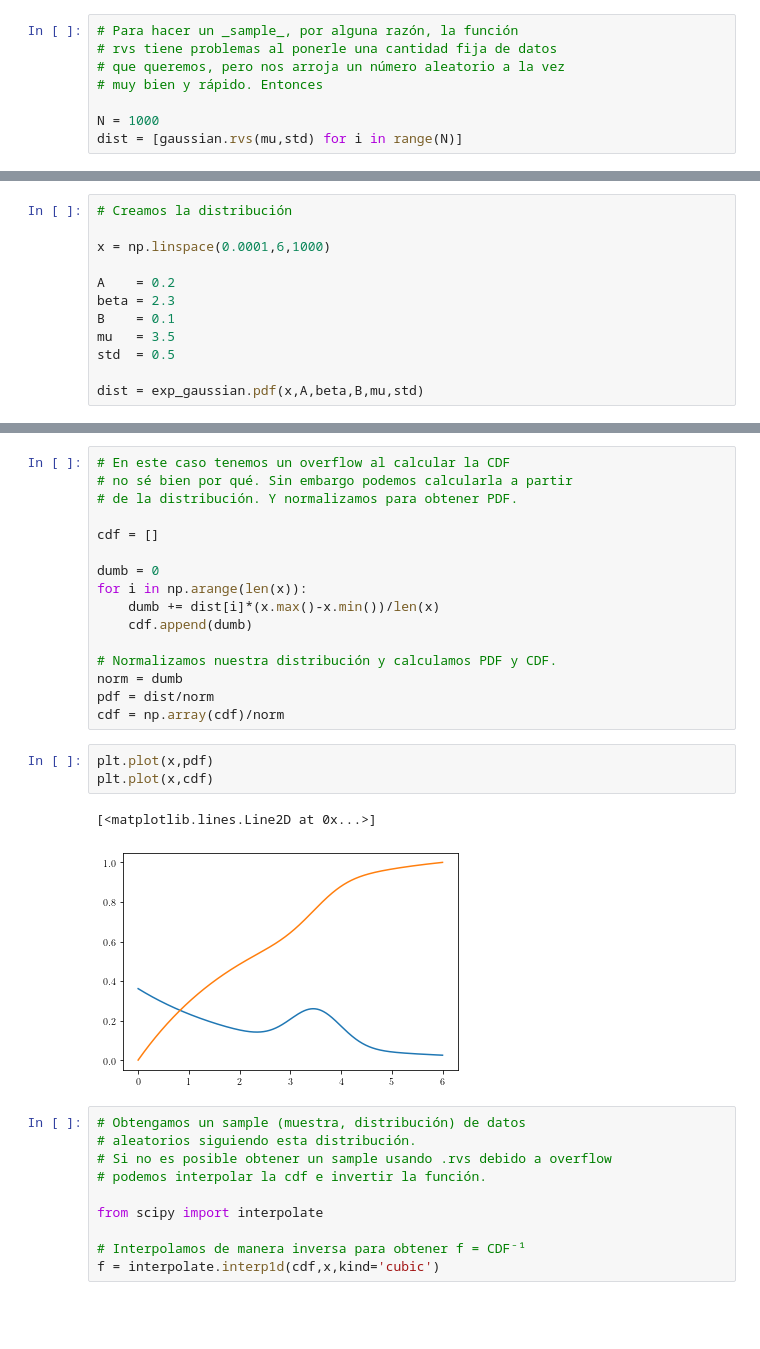
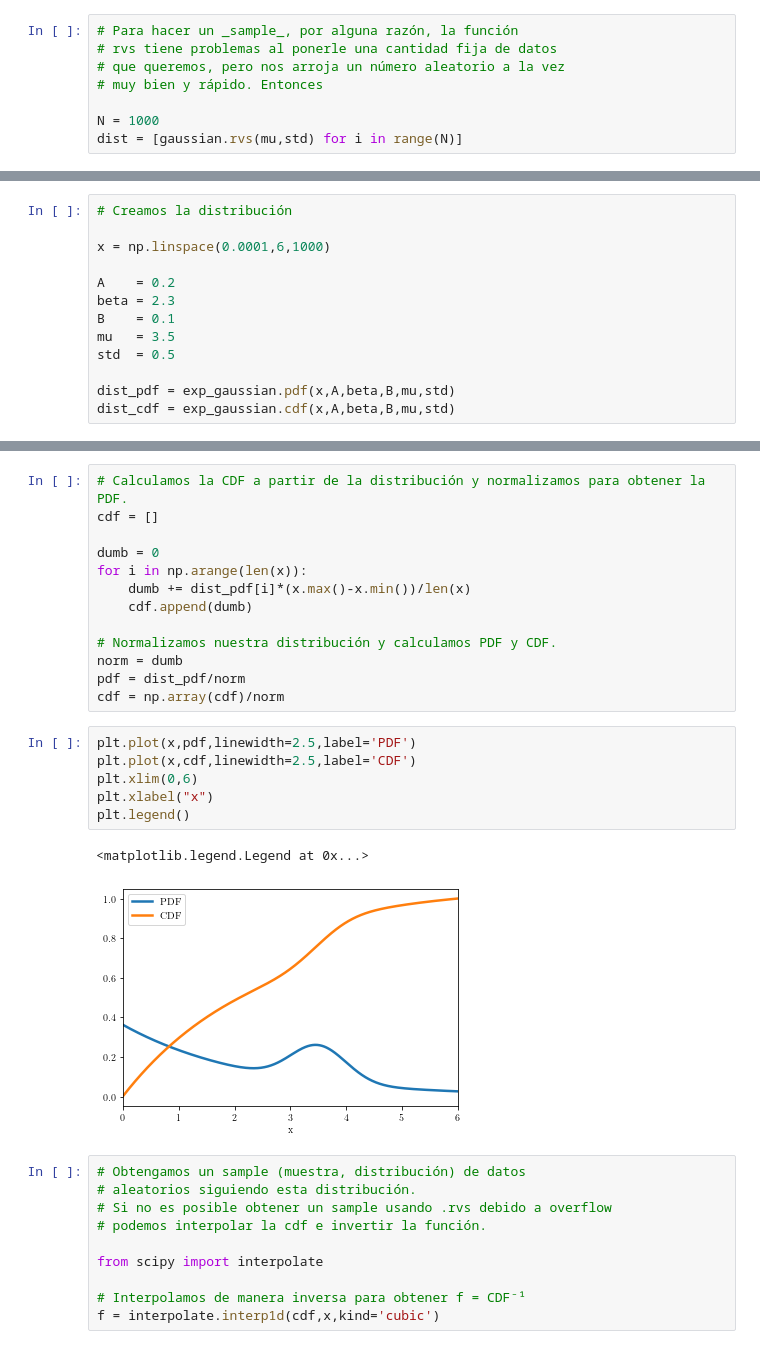
Before and after one commit to aaguayoo/Labo, a Jupyter notebook: Probabilidad.ipynb, the cells around one changed output, grey strips where cells are left out. Cells and saved outputs as stored; diff of their text form; blank space fills up the shorter version.

```diff
--- a/Probabilidad.ipynb
+++ b/Probabilidad.ipynb
@@ -516,4 +592,5 @@ B    = 0.1
 mu   = 3.5
 std  = 0.5
 
-dist = exp_gaussian.pdf(x,A,beta,B,mu,std)
+dist_pdf = exp_gaussian.pdf(x,A,beta,B,mu,std)
+dist_cdf = exp_gaussian.cdf(x,A,beta,B,mu,std)
@@ -525,25 +610,25 @@ plt.plot(x,dist)
 # %%
-# En este caso tenemos un overflow al calcular la CDF
-# no sé bien por qué. Sin embargo podemos calcularla a partir
-# de la distribución. Y normalizamos para obtener PDF.
-
+# Calculamos la CDF a partir de la distribución y normalizamos para obtener la PDF.
 cdf = []
 
 dumb = 0
 for i in np.arange(len(x)):
-    dumb += dist[i]*(x.max()-x.min())/len(x)
+    dumb += dist_pdf[i]*(x.max()-x.min())/len(x)
     cdf.append(dumb)
 
 # Normalizamos nuestra distribución y calculamos PDF y CDF.
 norm = dumb
-pdf = dist/norm
+pdf = dist_pdf/norm
 cdf = np.array(cdf)/norm
 # %%
-plt.plot(x,pdf)
-plt.plot(x,cdf)
+plt.plot(x,pdf,linewidth=2.5,label='PDF')
+plt.plot(x,cdf,linewidth=2.5,label='CDF')
+plt.xlim(0,6)
+plt.xlabel("x")
+plt.legend()
 # %% [output]
-[<matplotlib.lines.Line2D at 0x...>]
+<matplotlib.legend.Legend at 0x...>
-[figure, old version]
+[figure, new version]
 # %%
 # Obtengamos un sample (muestra, distribución) de datos
 # aleatorios siguiendo esta distribución.
```
Also changed, not shown: parts of 43 cells of this notebook, 2 other files.
